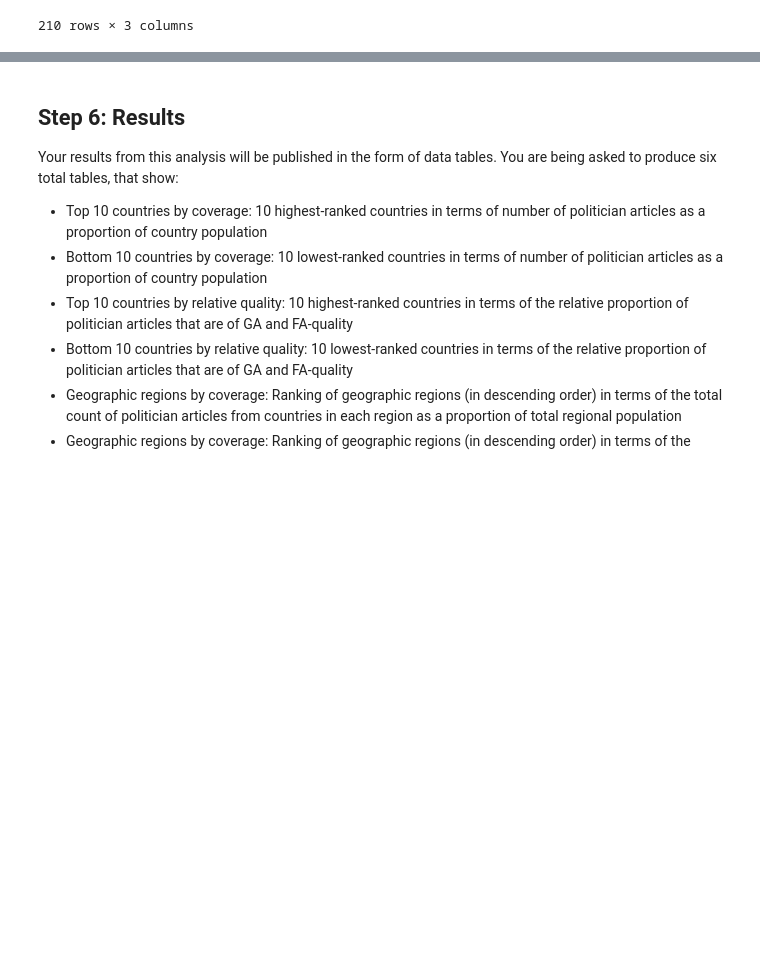
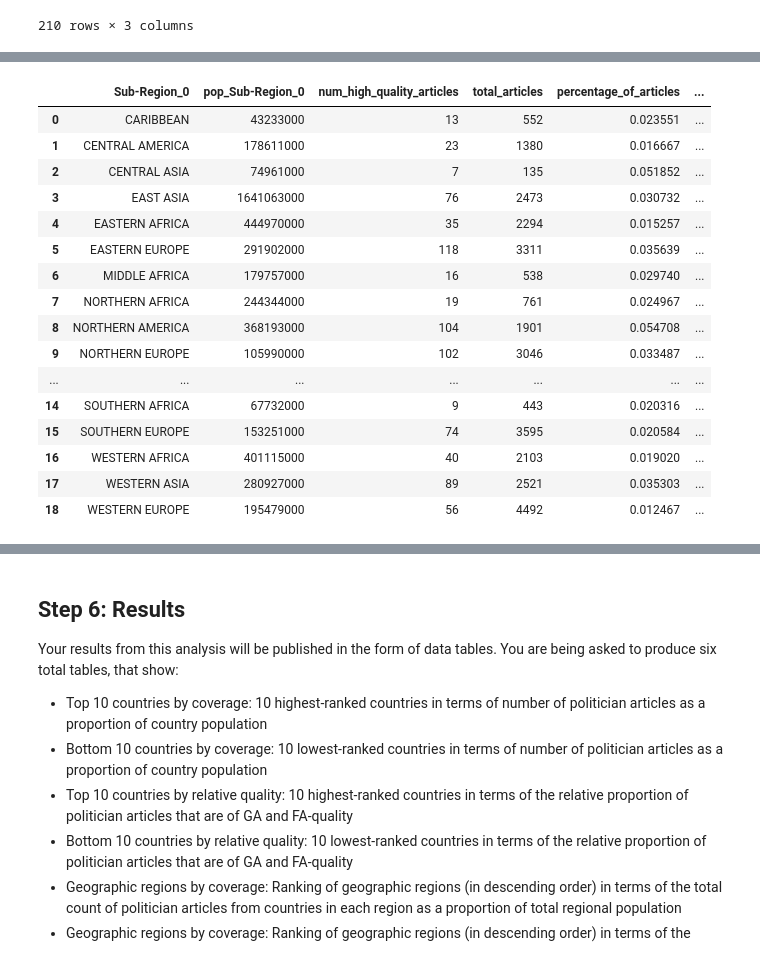
Before and after one commit to anushnap/data-512-a2, a Jupyter notebook: src/hcds-a2-bias.ipynb, the cells around one changed output, grey strips where cells are left out. Saved outputs shown, nothing was run; the diff lists cells and outputs as text; code cells hidden in the pictures; blank space fills up the shorter version.

```diff
--- a/src/hcds-a2-bias.ipynb
+++ b/src/hcds-a2-bias.ipynb
@@ -383,0 +384,24 @@ original_population
+# %%
+articles_by_subregion = articles_by_country.groupby(['Sub-Region_0', 'pop_Sub-Region_0'], as_index = False)\
+    .sum()[['Sub-Region_0', 'pop_Sub-Region_0', 'num_high_quality_articles', 'total_articles']]
+articles_by_subregion['percentage_of_articles'] = articles_by_subregion['num_high_quality_articles'] / articles_by_subregion['total_articles']
+articles_by_subregion['percentage_of_pop'] = articles_by_subregion['num_high_quality_articles'] / articles_by_subregion['pop_Sub-Region_0']
+articles_by_subregion
+# %% [output]
+|  | Sub-Region_0 | pop_Sub-Region_0 | num_high_quality_articles | total_articles | percentage_of_articles | ... |
+| 0 | CARIBBEAN | 43233000 | 13 | 552 | 0.023551 | ... |
+| 1 | CENTRAL AMERICA | 178611000 | 23 | 1380 | 0.016667 | ... |
+| 2 | CENTRAL ASIA | 74961000 | 7 | 135 | 0.051852 | ... |
+| 3 | EAST ASIA | 1641063000 | 76 | 2473 | 0.030732 | ... |
+| 4 | EASTERN AFRICA | 444970000 | 35 | 2294 | 0.015257 | ... |
+| 5 | EASTERN EUROPE | 291902000 | 118 | 3311 | 0.035639 | ... |
+| 6 | MIDDLE AFRICA | 179757000 | 16 | 538 | 0.029740 | ... |
+| 7 | NORTHERN AFRICA | 244344000 | 19 | 761 | 0.024967 | ... |
+| 8 | NORTHERN AMERICA | 368193000 | 104 | 1901 | 0.054708 | ... |
+| 9 | NORTHERN EUROPE | 105990000 | 102 | 3046 | 0.033487 | ... |
+| ... | ... | ... | ... | ... | ... | ... |
+| 14 | SOUTHERN AFRICA | 67732000 | 9 | 443 | 0.020316 | ... |
+| 15 | SOUTHERN EUROPE | 153251000 | 74 | 3595 | 0.020584 | ... |
+| 16 | WESTERN AFRICA | 401115000 | 40 | 2103 | 0.019020 | ... |
+| 17 | WESTERN ASIA | 280927000 | 89 | 2521 | 0.035303 | ... |
+| 18 | WESTERN EUROPE | 195479000 | 56 | 4492 | 0.012467 | ... |
```
Also changed, not shown: parts of 11 cells of this notebook, 1 other file.
